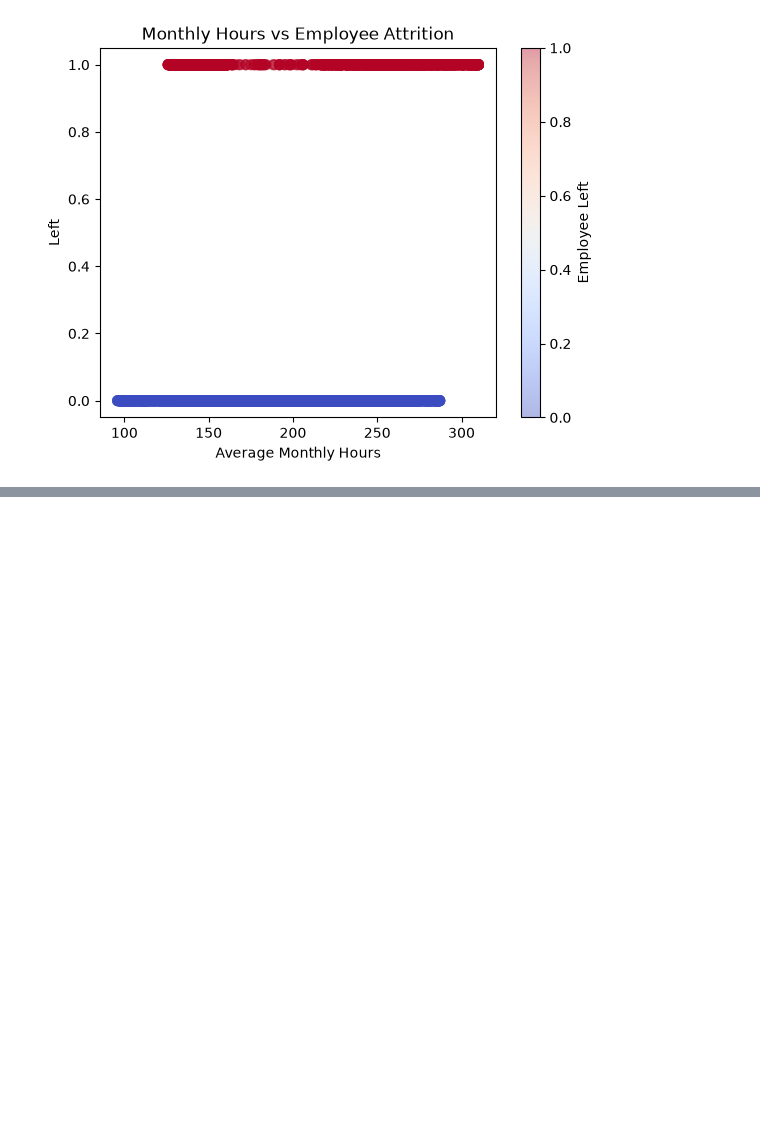
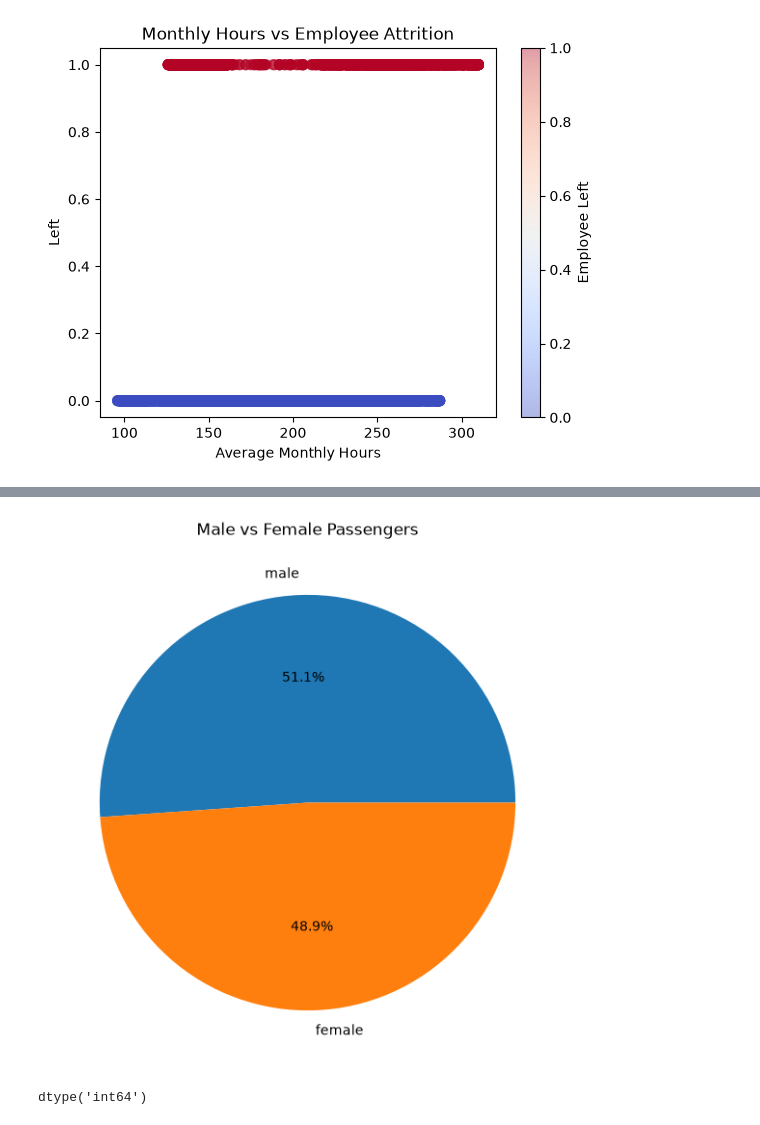
Before and after one commit to Ashuu189/python-libraries-pro, a Jupyter notebook: PracticeSheet/complete-matplotlib-sheet.ipynb, the cells around one changed output, grey strips where cells are left out. Drawn from its saved outputs; the diff is of its cells as text; code cells hidden in the pictures; blank space fills up the shorter version.

```diff
--- a/PracticeSheet/complete-matplotlib-sheet.ipynb
+++ b/PracticeSheet/complete-matplotlib-sheet.ipynb
@@ -758,0 +771,19 @@ plt.show()
+# %%
+gender_count=titanic['sex'].value_counts()
+
+plt.figure(figsize=(7,7))
+
+plt.pie(gender_count,labels=gender_count.index,autopct='%1.1f%%')
+
+plt.title('Male vs Female Passengers')
+
+plt.show()
+# %% [output]
+[figure, added]
+# %%
+a=titanic['sex'].value_counts()
+a.values
+
+a.dtype
+# %% [output]
+dtype('int64')
```
Also changed, not shown: parts of 27 cells of this notebook, 1 other file.
